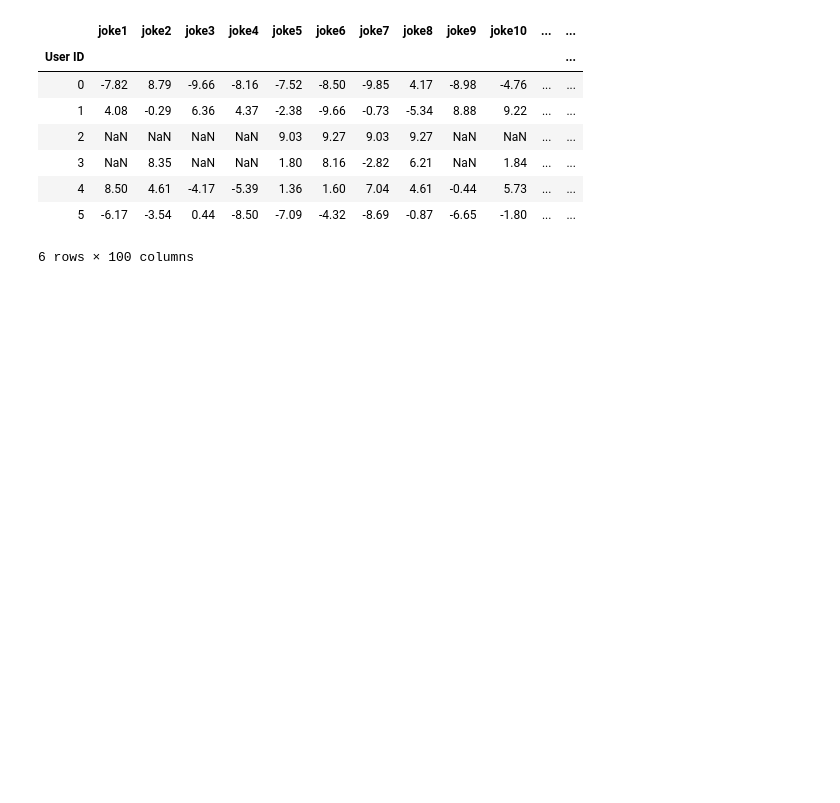
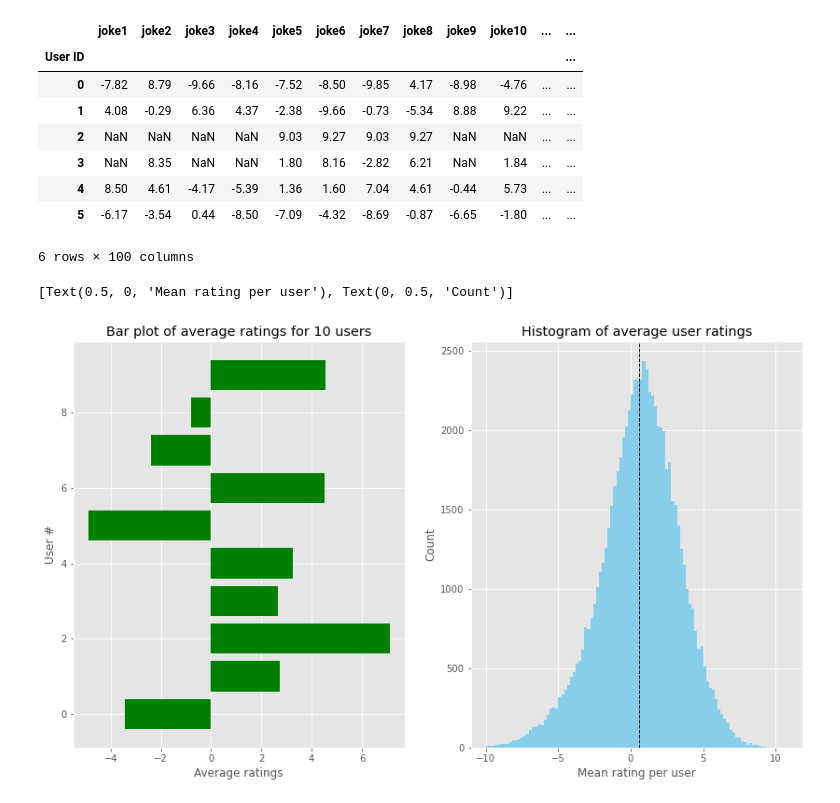
Before and after one commit to savitha-srinivasan/ECE-143-Project---Joke-recommendation-system, a Jupyter notebook: main_code.ipynb, the cells around one changed output. Saved outputs shown, nothing was run; the diff lists cells and outputs as text; code cells hidden in the pictures; blank space fills up the shorter version.

```diff
--- a/main_code.ipynb
+++ b/main_code.ipynb
@@ -7,7 +15,7 @@ import scipy.stats
 # %%
-data_dir1 = "C:/Users/Savitha Srinivasan/UCSD assn/ECE 143/ECE-143-Project---Joke-recommendation-system/Dataset Version 1/jester-data-1.xls"
-data_dir2 = "C:/Users/Savitha Srinivasan/UCSD assn/ECE 143/ECE-143-Project---Joke-recommendation-system/Dataset Version 1/jester-data-2.xls"
-data_dir3 = "C:/Users/Savitha Srinivasan/UCSD assn/ECE 143/ECE-143-Project---Joke-recommendation-system/Dataset Version 1/jester-data-3.xls"
+data_dir1 = "./Dataset Version 1/jester-data-1.xls"
+data_dir2 = "./Dataset Version 1/jester-data-2.xls"
+data_dir3 = "./Dataset Version 1/jester-data-3.xls"
 df1 = pd.read_excel(data_dir1, header=None)
 df2 = pd.read_excel(data_dir2, header=None)
 df3 = pd.read_excel(data_dir3, header=None)
@@ -31,3 +41,22 @@ df.head(6)
 | 4 | 8.50 | 4.61 | -4.17 | -5.39 | 1.36 | 1.60 | 7.04 | 4.61 | -0.44 | 5.73 | ... | ... |
 | 5 | -6.17 | -3.54 | 0.44 | -8.50 | -7.09 | -4.32 | -8.69 | -0.87 | -6.65 | -1.80 | ... | ... |
 6 rows × 100 columns
+# %%
+avg_joke_rating = np.nanmean(df,axis=0)
+each_user_avg = np.nanmean(df,axis=1)
+fig=plt.figure(figsize=(14,8))
+plt.style.use('ggplot')
+ax1 = fig.add_subplot(121)
+ax2 = fig.add_subplot(122)
+ax2.hist(each_user_avg, np.arange(-10,11,0.2), color = "skyblue")
+ax1.barh(np.arange(0,10),each_user_avg[:10], color='green')
+ax1.set_title('Bar plot of average ratings for 10 users')
+ax1.set(ylabel='User #', xlabel='Average ratings')
+ax2.set_title('Histogram of average user ratings')
+ax2.axvline(each_user_avg.mean(), color='k', linestyle='dashed', linewidth=1)
+min_ylim, max_ylim = plt.ylim()
+# ax2.text(each_user_avg.mean()*1.1, max_ylim*0.96), 'Mean: {:.2f}'.format(each_user_avg.mean())) #mean = 0.6
+ax2.set(xlabel='Mean rating per user', ylabel='Count')
+# %% [output]
+[Text(0.5, 0, 'Mean rating per user'), Text(0, 0.5, 'Count')]
+[figure, added]
```
Also changed, not shown: parts of 12 cells of this notebook, 11 other files.
